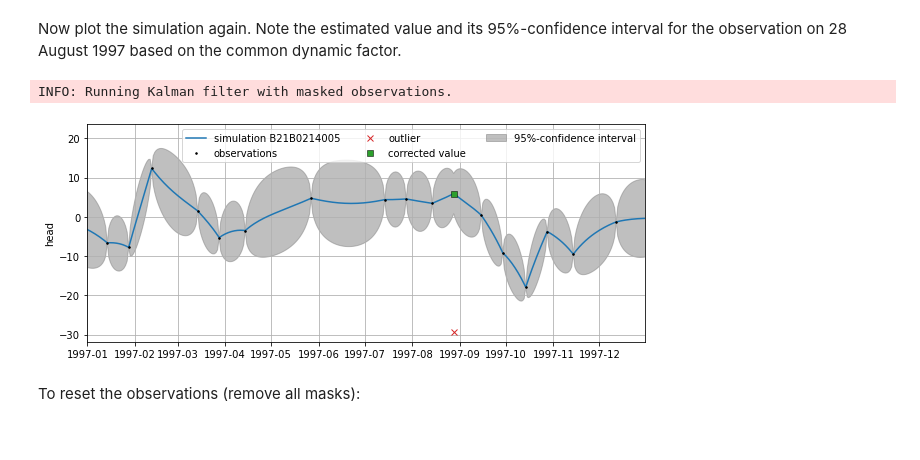
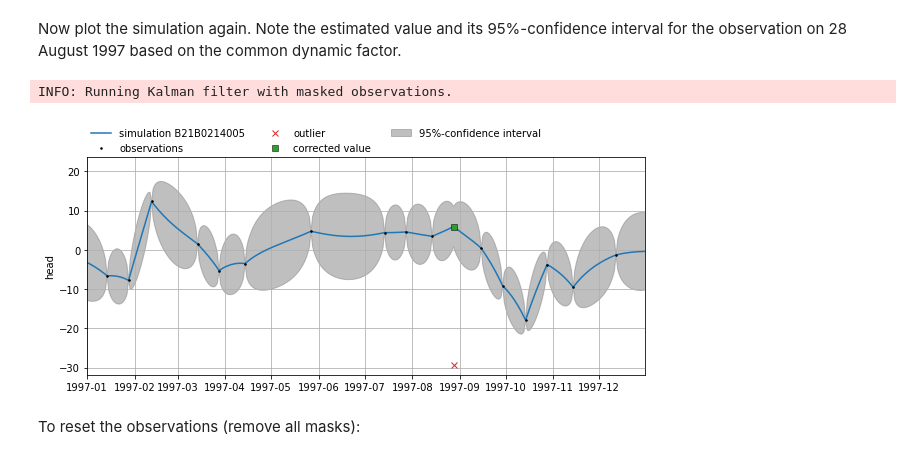
Before and after one commit to pastas/metran, a Jupyter notebook: examples/metran_practical_example.ipynb, the cells around one changed output. Saved outputs shown, nothing was run; the diff lists cells and outputs as text; code cells hidden in the pictures.

```diff
--- a/examples/metran_practical_example.ipynb
+++ b/examples/metran_practical_example.ipynb
@@ -206,18 +206,18 @@ Now plot the simulation again. Note the estimated value and its 95%-confidence i
 # %%
 # remove outlier from series B21B0214005 at 1997-8-28
 # and re-run smoother to get estimate of observation
 # (Fig 3 in Stromingen without deterministic component)
 ax2 = mt.plots.simulation(name, alpha=alpha, tmin="1997-01-01", tmax="1997-12-31")
 sim = mt.get_simulation(name, alpha=None).loc[["1997-8-28"]]
 
 # plot outlier and corrected value
 outlier = oseries.loc[["1997-8-28"], name]
 ax2.plot(outlier.index, outlier, "C3x", label="outlier")
 ax2.plot(sim.index, sim, "C2s", label="corrected value", mec="k", mew=0.5)
-ax2.legend(loc="best", ncol=3);
+ax2.legend(loc=(0, 1), numpoints=1, frameon=False, ncol=3);
 # %% [output]
 INFO: Running Kalman filter with masked observations.
-[figure, old version]
+[figure, new version]
 # %% [markdown]
 To reset the observations (remove all masks):
 # %%
```
Also changed, not shown: parts of 11 cells of this notebook, 1 other file.
